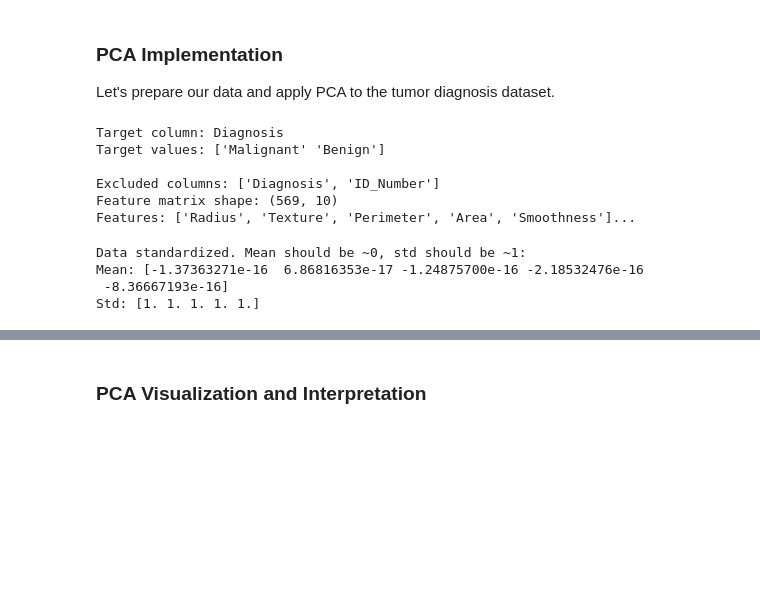
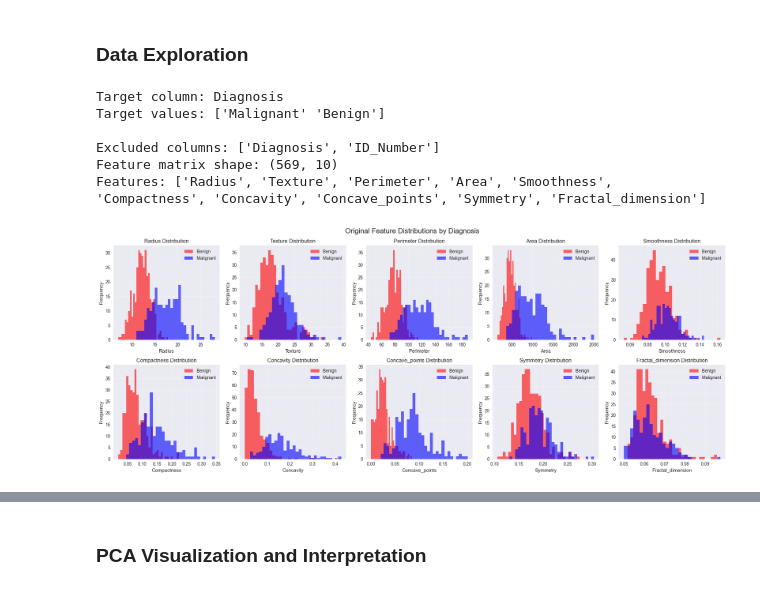
Before and after one commit to domwelsh/ctic_pca, a Jupyter notebook: pca_notebook.ipynb, the cells around one changed output, grey strips where cells are left out. Cells and saved outputs as stored; diff of their text form; code cells hidden in the pictures; blank space fills up the shorter version.

```diff
--- a/pca_notebook.ipynb
+++ b/pca_notebook.ipynb
@@ -111,33 +93,19 @@ For a data matrix X (n × p), PCA finds directions (principal components) along
 - Noise reduction
 - Feature extraction for machine learning
 - Data compression
-# %% [markdown]
-### PCA Implementation
-
-Let's prepare our data and apply PCA to the tumor diagnosis dataset.
+# %% [markdown]
+### Data Exploration
 # %%
 # Prepare data for PCA
-# Identify the target column (usually the first or last column for diagnosis data)
-# Let's assume the first column is ID and second is diagnosis
-if 'diagnosis' in df.columns:
-    target_col = 'diagnosis'
-elif 'Diagnosis' in df.columns:
-    target_col = 'Diagnosis'
-else:
-    # Take the second column as target if no diagnosis column found
-    target_col = df.columns[1]
 
+# Identify the target column
+target_col = 'Diagnosis'
 print(f"Target column: {target_col}")
 print(f"Target values: {df[target_col].unique()}")
 
-# Separate features and target, excluding ID columns
-# Get numeric columns and remove target and ID columns
+# Separate features and target
 X = df.select_dtypes(include=[np.number])
-columns_to_exclude = [target_col]
-
-# Identify and exclude ID columns (common patterns)
-id_columns = [col for col in X.columns if 'id' in col.lower() or 'ID' in col or col.lower().startswith('id_')]
-columns_to_exclude.extend(id_columns)
+columns_to_exclude = [target_col, 'ID_Number']
 
 # Remove excluded columns
 X = X.drop(columns=columns_to_exclude, errors='ignore')
@@ -147,24 +115,42 @@ y = df[target_col] if target_col in df.columns else None
 
 print(f"\nExcluded columns: {columns_to_exclude}")
 print(f"Feature matrix shape: {X.shape}")
-print(f"Features: {X.columns.tolist()[:5]}...")  # Show first 5 features
+print(f"Features: {X.columns.tolist()}")
 # %% [output]
 Target column: Diagnosis
 Target values: ['Malignant' 'Benign']
 
 Excluded columns: ['Diagnosis', 'ID_Number']
 Feature matrix shape: (569, 10)
-Features: ['Radius', 'Texture', 'Perimeter', 'Area', 'Smoothness']...
+Features: ['Radius', 'Texture', 'Perimeter', 'Area', 'Smoothness', 'Compactness', 'Concavity', 'Concave_points', 'Symmetry', 'Fractal_dimension']
-# %%
-# Standardize the features (important for PCA)
-scaler = StandardScaler()
-X_scaled = scaler.fit_transform(X)
-
-print("Data standardized. Mean should be ~0, std should be ~1:")
-print(f"Mean: {np.mean(X_scaled, axis=0)[:5]}")
-print(f"Std: {np.std(X_scaled, axis=0)[:5]}")
-# %% [output]
-Data standardized. Mean should be ~0, std should be ~1:
-Mean: [-1.37363271e-16  6.86816353e-17 -1.24875700e-16 -2.18532476e-16
- -8.36667193e-16]
-Std: [1. 1. 1. 1. 1.]
+# %%
+# Feature distributions
+fig, axes = plt.subplots(2, 5, figsize=(20, 8))
+axes = axes.flatten()
+
+for i, column in enumerate(X.columns):
+    ax = axes[i]
+    if y is not None:
+        # Create separate histograms for each diagnosis
+        unique_labels = np.unique(y)
+        colors = ['red', 'blue']
+
+        for j, label in enumerate(unique_labels):
+            mask = y == label
+            ax.hist(X[column][mask], bins=30, alpha=0.6,
+                   label=label, color=colors[j % len(colors)])
+        ax.legend()
+    else:
+        ax.hist(X[column], bins=30, alpha=0.7)
+
+    ax.set_title(f'{column} Distribution')
+    ax.set_xlabel(column)
+    ax.set_ylabel('Frequency')
+    ax.grid(True, alpha=0.3)
+
+plt.suptitle('Original Feature Distributions by Diagnosis',
+             fontsize=16)
+plt.tight_layout()
+plt.show()
+# %% [output]
+[figure, added]
```
Also changed, not shown: parts of 24 cells of this notebook, 1 other file.
